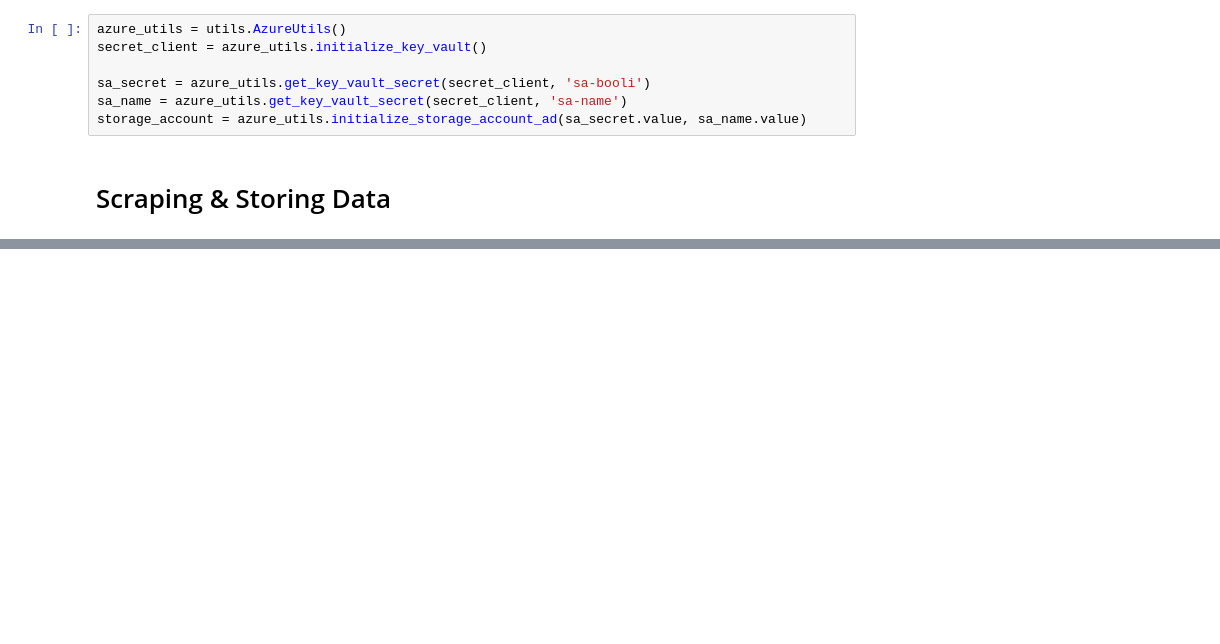
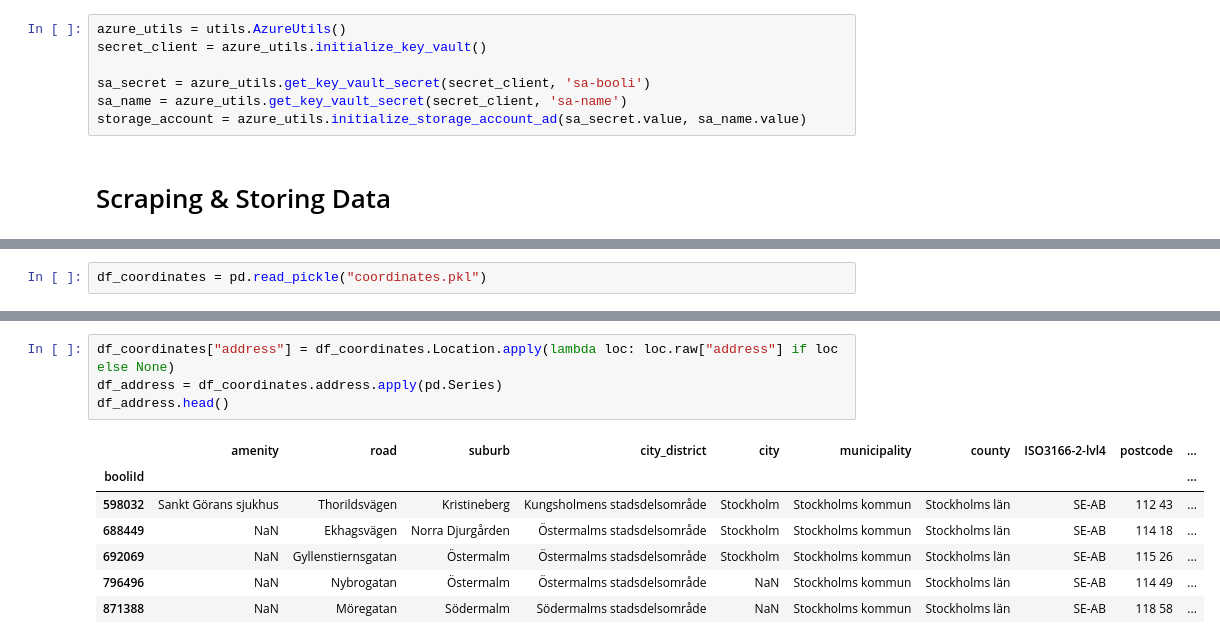
Before and after one commit to cfuru/Azure-Functions, a Jupyter notebook: func-booli-scraper-001/1_scraping_data.ipynb, the cells around one changed output, grey strips where cells are left out. Saved outputs shown, nothing was run; the diff lists cells and outputs as text; blank space fills up the shorter version.

```diff
--- a/func-booli-scraper-001/1_scraping_data.ipynb
+++ b/func-booli-scraper-001/1_scraping_data.ipynb
@@ -133,0 +247,2 @@ memory usage: 13.4 KB
+# %%
+df_coordinates = pd.read_pickle("coordinates.pkl")
@@ -133,0 +259,12 @@ memory usage: 13.4 KB
+# %%
+df_coordinates["address"] = df_coordinates.Location.apply(lambda loc: loc.raw["address"] if loc else None)
+df_address = df_coordinates.address.apply(pd.Series)
+df_address.head()
+# %% [output]
+|  | amenity | road | suburb | city_district | city | municipality | county | ISO3166-2-lvl4 | postcode | ... |
+| booliId |  |  |  |  |  |  |  |  |  | ... |
+| 598032 | Sankt Görans sjukhus | Thorildsvägen | Kristineberg | Kungsholmens stadsdelsområde | Stockholm | Stockholms kommun | Stockholms län | SE-AB | 112 43 | ... |
+| 688449 | NaN | Ekhagsvägen | Norra Djurgården | Östermalms stadsdelsområde | Stockholm | Stockholms kommun | Stockholms län | SE-AB | 114 18 | ... |
+| 692069 | NaN | Gyllenstiernsgatan | Östermalm | Östermalms stadsdelsområde | Stockholm | Stockholms kommun | Stockholms län | SE-AB | 115 26 | ... |
+| 796496 | NaN | Nybrogatan | Östermalm | Östermalms stadsdelsområde | NaN | Stockholms kommun | Stockholms län | SE-AB | 114 49 | ... |
+| 871388 | NaN | Möregatan | Södermalm | Södermalms stadsdelsområde | NaN | Stockholms kommun | Stockholms län | SE-AB | 118 58 | ... |
```
Also changed, not shown: parts of 32 cells of this notebook.
